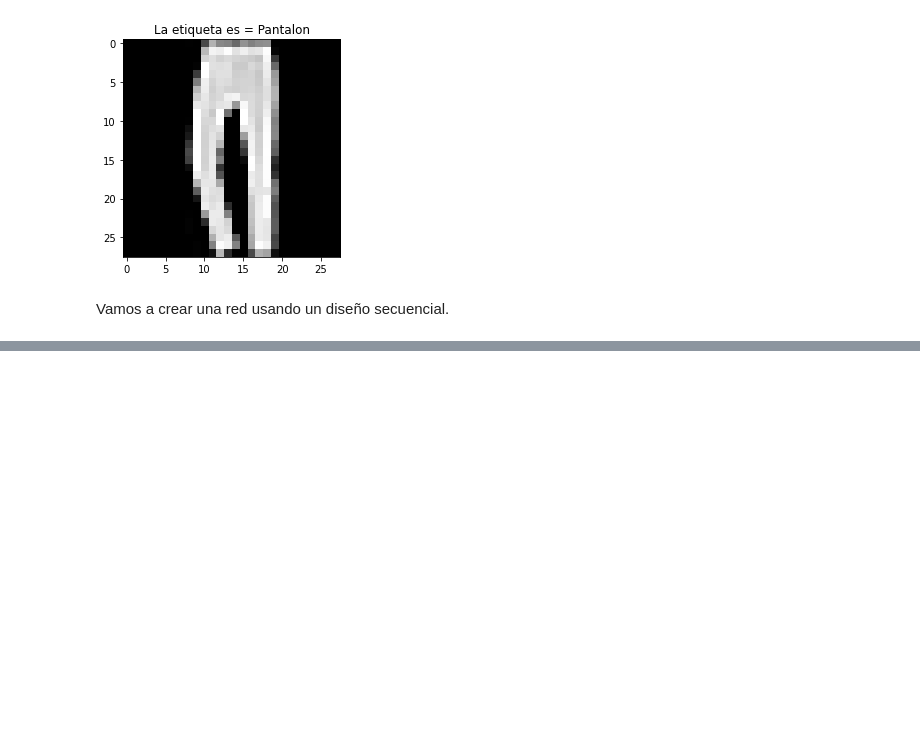
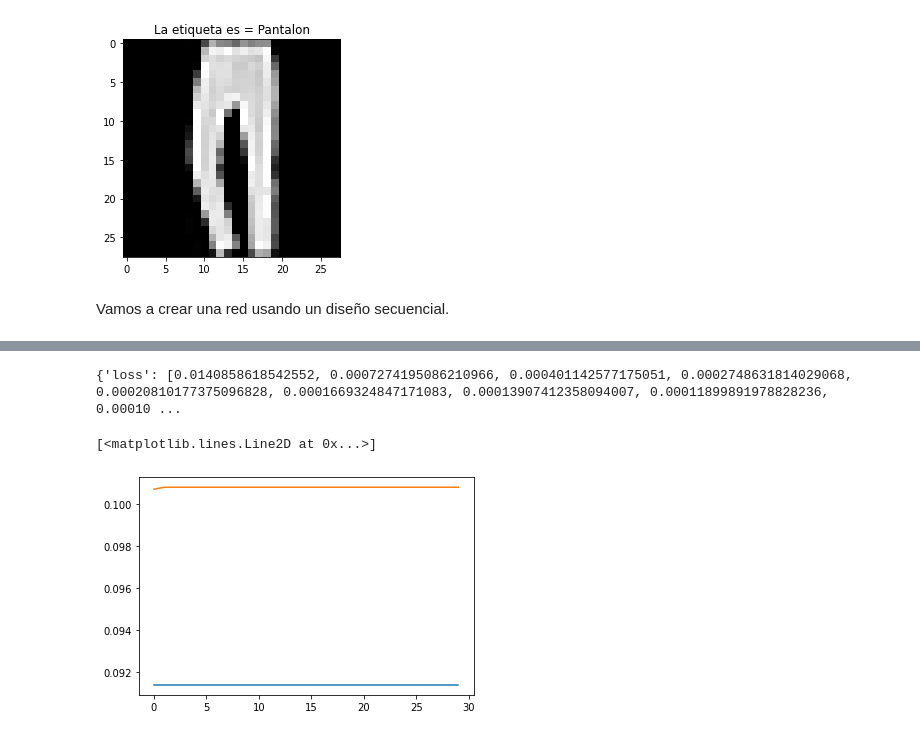
Before and after one commit to nechebarrena/HOML, a Jupyter notebook: HOML_cap_10.ipynb, the cells around one changed output, grey strips where cells are left out. Cells and saved outputs as stored; diff of their text form; code cells hidden in the pictures; blank space fills up the shorter version.

```diff
--- a/HOML_cap_10.ipynb
+++ b/HOML_cap_10.ipynb
@@ -72,7 +63,7 @@ A su vez ya podemos notar que tenemos una division entre Train y Test pero no te
 X_valid = X_train_full[:5000]/255
 X_train = X_train_full[5000:]/255
 y_valid = y_train_full[:5000]/255
-y_valid = y_train_full[5000:]/255
+y_train = y_train_full[5000:]/255
 # %% [markdown]
 Las clases el libro dicen que son las siguientes:
 # %%
@@ -85,3 +76,10 @@ Text(0.5, 1.0, 'La etiqueta es = Pantalon')
 [figure]
 # %% [markdown]
 Vamos a crear una red usando un diseño secuencial.
+# %%
+model = keras.models.Sequential()
+model.add(keras.layers.Flatten(input_shape=[28,28]))
+model.add(keras.layers.Dense(300,activation="relu"))
+model.add(keras.layers.Dense(100,activation="relu"))
+model.add(keras.layers.Dense(10,activation="softmax"))
+print(model.summary())
@@ -87,0 +104,5 @@ Vamos a crear una red usando un diseño secuencial.
+# %%
+model.compile(loss="sparse_categorical_crossentropy",
+optimizer="sgd",
+metrics=["accuracy"])
+history = model.fit(X_train, y_train, epochs=30,validation_data=(X_valid, y_valid))
@@ -87,0 +127,9 @@ Vamos a crear una red usando un diseño secuencial.
+# %%
+print(history.history)
+plt.figure()
+plt.plot(history.history['val_accuracy'])
+plt.plot(history.history['accuracy'])
+# %% [output]
+{'loss': [0.0140858618542552, 0.0007274195086210966, 0.000401142577175051, 0.0002748631814029068, 0.00020810177375096828, 0.0001669324847171083, 0.00013907412358094007, 0.00011899891978828236, 0.00010 ...
+[<matplotlib.lines.Line2D at 0x...>]
+[figure, added]
```
Also changed, not shown: parts of 4 cells of this notebook.
